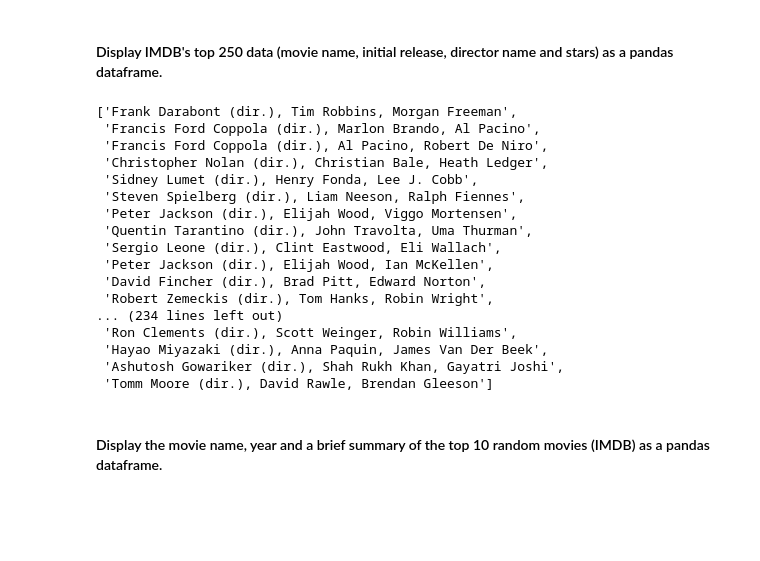
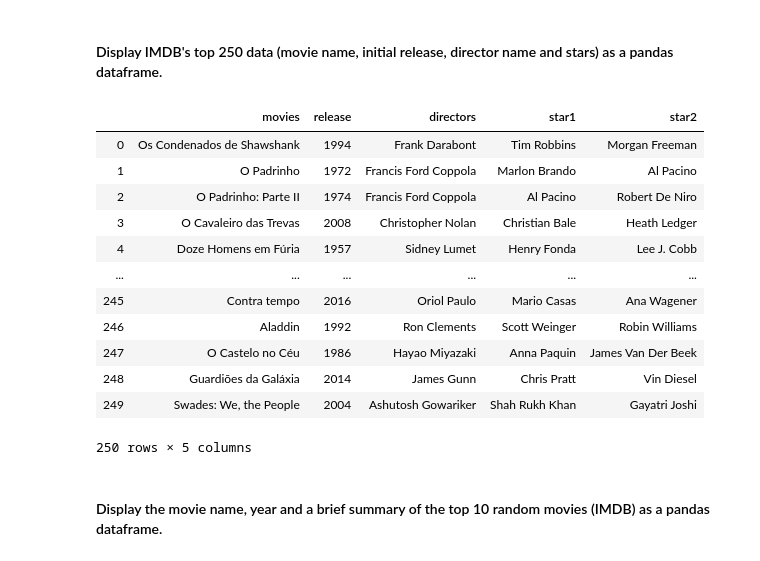
Before and after one commit to ta-data-lis/lab-web-scraping, a Jupyter notebook: your-code/main.ipynb, the cells around one changed output. Saved outputs shown, nothing was run; the diff lists cells and outputs as text; code cells hidden in the pictures; blank space fills up the shorter version.

```diff
--- a/your-code/main.ipynb
+++ b/your-code/main.ipynb
@@ -374,30 +374,37 @@ soup = BeautifulSoup(response.content, "html.parser")
 # %%
 # find the table data
 table_data = soup.find_all('td')
 
+
+
 # the names of the movies are under the image tag, specifically <img alt=
 movies = [t.find('img')['alt'] for t in table_data if t.find('img')]
 
-peoples = [t.a.get('title') for t in table_data if (t.a and t.a.get('title'))]
-peoples
+peoples = [t.a.get('title').replace(' (dir.)', '').split(', ') for t in table_data if (t.a and t.a.get('title'))]
+
+directors = [x[0] for x in peoples]
+star1 = [x[1] for x in peoples]
+star2 = [x[2] for x in peoples]
+year = [int(t.text[1:-1]) for t in soup.find_all('span', {'class':'secondaryInfo'})]
+
+
+imdb = pd.DataFrame(list(zip(movies, year, directors, star1, star2)), columns= ['movies', 'release', 'directors', 'star1', 'star2'])
+
+imdb
 # %% [output]
+|  | movies | release | directors | star1 | star2 |
+| 0 | Os Condenados de Shawshank | 1994 | Frank Darabont | Tim Robbins | Morgan Freeman |
+| 1 | O Padrinho | 1972 | Francis Ford Coppola | Marlon Brando | Al Pacino |
+| 2 | O Padrinho: Parte II | 1974 | Francis Ford Coppola | Al Pacino | Robert De Niro |
+| 3 | O Cavaleiro das Trevas | 2008 | Christopher Nolan | Christian Bale | Heath Ledger |
+| 4 | Doze Homens em Fúria | 1957 | Sidney Lumet | Henry Fonda | Lee J. Cobb |
+| ... | ... | ... | ... | ... | ... |
+| 245 | Contra tempo | 2016 | Oriol Paulo | Mario Casas | Ana Wagener |
+| 246 | Aladdin | 1992 | Ron Clements | Scott Weinger | Robin Williams |
+| 247 | O Castelo no Céu | 1986 | Hayao Miyazaki | Anna Paquin | James Van Der Beek |
+| 248 | Guardiões da Galáxia | 2014 | James Gunn | Chris Pratt | Vin Diesel |
+| 249 | Swades: We, the People | 2004 | Ashutosh Gowariker | Shah Rukh Khan | Gayatri Joshi |
-['Frank Darabont (dir.), Tim Robbins, Morgan Freeman',
- 'Francis Ford Coppola (dir.), Marlon Brando, Al Pacino',
- 'Francis Ford Coppola (dir.), Al Pacino, Robert De Niro',
- 'Christopher Nolan (dir.), Christian Bale, Heath Ledger',
- 'Sidney Lumet (dir.), Henry Fonda, Lee J. Cobb',
- 'Steven Spielberg (dir.), Liam Neeson, Ralph Fiennes',
- 'Peter Jackson (dir.), Elijah Wood, Viggo Mortensen',
- 'Quentin Tarantino (dir.), John Travolta, Uma Thurman',
- 'Sergio Leone (dir.), Clint Eastwood, Eli Wallach',
- 'Peter Jackson (dir.), Elijah Wood, Ian McKellen',
- 'David Fincher (dir.), Brad Pitt, Edward Norton',
- 'Robert Zemeckis (dir.), Tom Hanks, Robin Wright',
-... (234 lines left out)
- 'Ron Clements (dir.), Scott Weinger, Robin Williams',
- 'Hayao Miyazaki (dir.), Anna Paquin, James Van Der Beek',
- 'Ashutosh Gowariker (dir.), Shah Rukh Khan, Gayatri Joshi',
- 'Tomm Moore (dir.), David Rawle, Brendan Gleeson']
+250 rows × 5 columns
 # %% [markdown]
 #### Display the movie name, year and a brief summary of the top 10 random movies (IMDB) as a pandas dataframe.
 # %%
```
